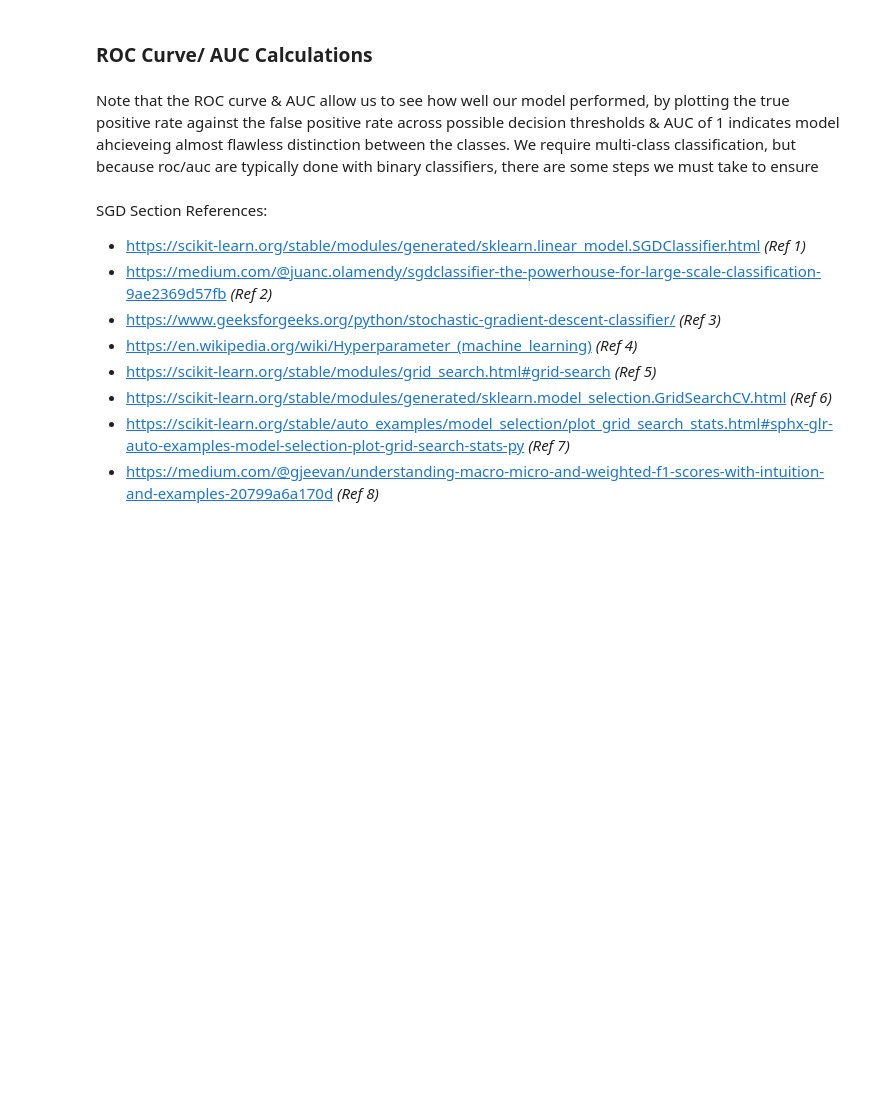
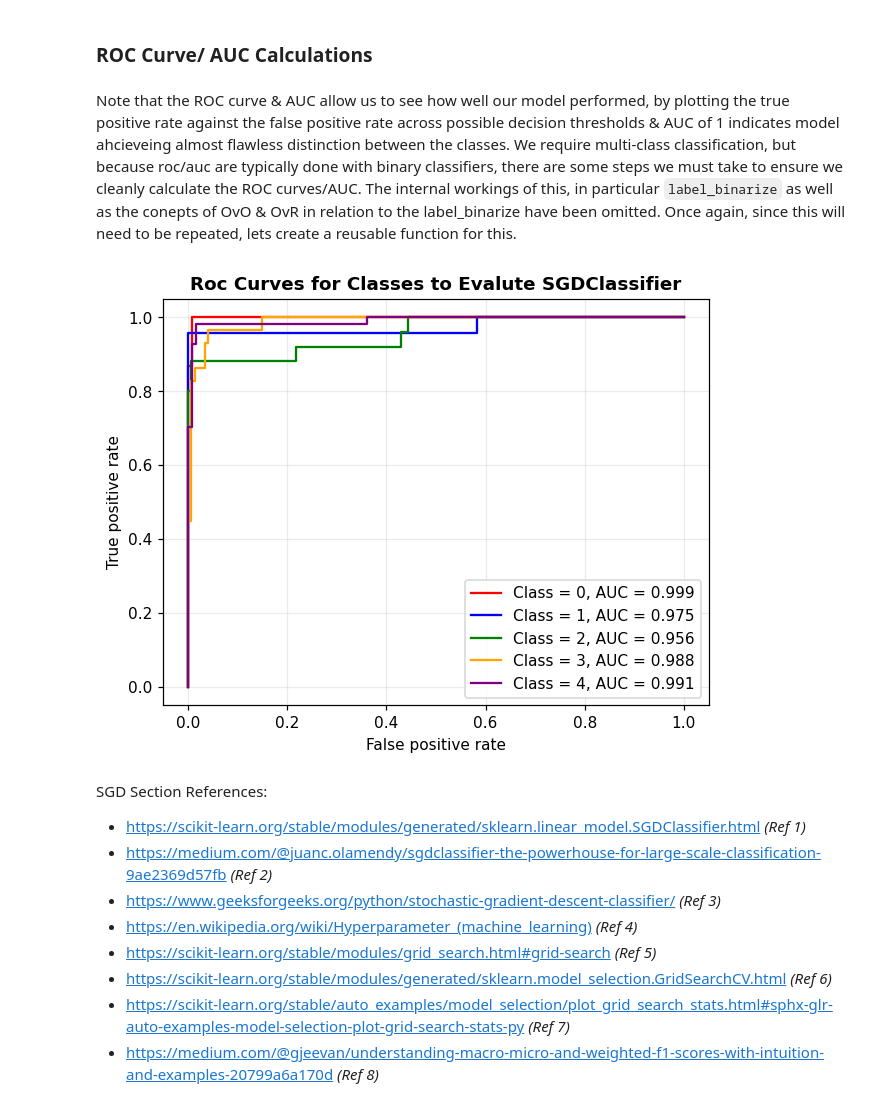
Before and after one commit to AKuinkel/cosc102-at3, a Jupyter notebook: COSC102_A3_Portfolio_for_ash.ipynb, the cells around one changed output. Drawn from its saved outputs; the diff is of its cells as text; code cells hidden in the pictures; blank space fills up the shorter version.

Commit message:
roc curves

```diff
--- a/COSC102_A3_Portfolio_for_ash.ipynb
+++ b/COSC102_A3_Portfolio_for_ash.ipynb
@@ -2357,7 +2357,50 @@ tabluate_precision_recall_f1_metrics(y_train,y_pred,y_test,y_test_pred)
 # %% [markdown]
 ### ROC Curve/ AUC Calculations
 # %% [markdown]
-Note that the ROC curve & AUC allow us to see how well our model performed, by plotting the true positive rate against the false positive rate across possible decision thresholds & AUC of 1 indicates model ahcieveing almost flawless distinction between the classes. We require multi-class classification, but because roc/auc are typically done with binary classifiers, there are some steps we must take to ensure
+Note that the ROC curve & AUC allow us to see how well our model performed, by plotting the true positive rate against the false positive rate across possible decision thresholds & AUC of 1 indicates model ahcieveing almost flawless distinction between the classes. We require multi-class classification, but because roc/auc are typically done with binary classifiers, there are some steps we must take to ensure we cleanly calculate the ROC curves/AUC. The internal workings of this, in particular `label_binarize` as well as the conepts of OvO & OvR in relation to the label_binarize have been omitted. Once again, since this will need to be repeated, lets create a reusable function for this.
+# %%
+from sklearn.preprocessing import label_binarize
+from sklearn.metrics import roc_curve,auc
+
+def roc_auc_visualisations(classifier):
+    """
+        TODO DOCSTRING
+    """
+    y_scores = classifier.decision_function(X_test) # for test set, measure how confident model is
+    # on that point it calculated, belongs to the class which model predicted it to belong in. Done
+    # by calculating how far every point is from decision boundary & return these raw confidence scores.
+
+    y_test_bin = label_binarize(y_test,classes=[0,1,2,3,4]) # convert outputs from each of our 5
+    # classes to binary format (using OvR) as this is what ROC/Auc expects.
+
+    fpr = dict()
+    tpr = dict()
+    roc_auc = dict()
+
+    fig,ax = plt.subplots()
+    cols_for_curves = ['red','blue','green','orange','purple']
+
+    for i in range(5):
+        fpr[i],tpr[i],_ = roc_curve(y_test_bin[:,i],y_scores[:,i]) # utilising binary format from
+        # y_test_bin & confidence scores from y_scores to plot ROC curve for different decision
+        # boundaries/thresholds.
+
+        roc_auc[i] = auc(fpr[i],tpr[i]) # calculate the auc using fpr & tpr for every class.
+
+        ax.plot(fpr[i],tpr[i],color=cols_for_curves[i],
+                label=(f"Class = {i}, AUC = {roc_auc[i]:.3f}"))
+
+    plt.legend(loc=4)
+    plt.xlabel('False positive rate')
+    plt.ylabel('True positive rate')
+    classifier_name = classifier.__class__.__name__
+    if (classifier_name == "Pipeline"):
+        classifier_name = "SGDClassifier"
+    plt.title(f"Roc Curves for Classes to Evalute {classifier_name}",fontweight="bold")
+
+roc_auc_visualisations(sgd_classifier)
+# %% [output]
+[figure, added]
 # %% [markdown]
 SGD Section References:
  - https://scikit-learn.org/stable/modules/generated/sklearn.linear_model.SGDClassifier.html *(Ref 1)*
```
Also changed, not shown: parts of 2 cells of this notebook.
